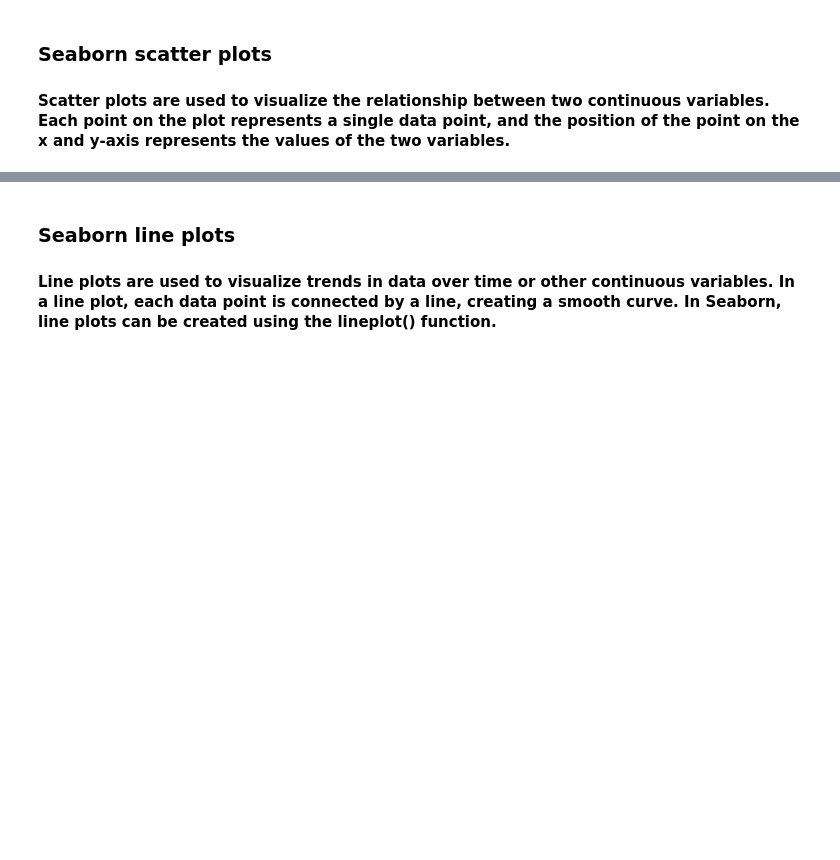
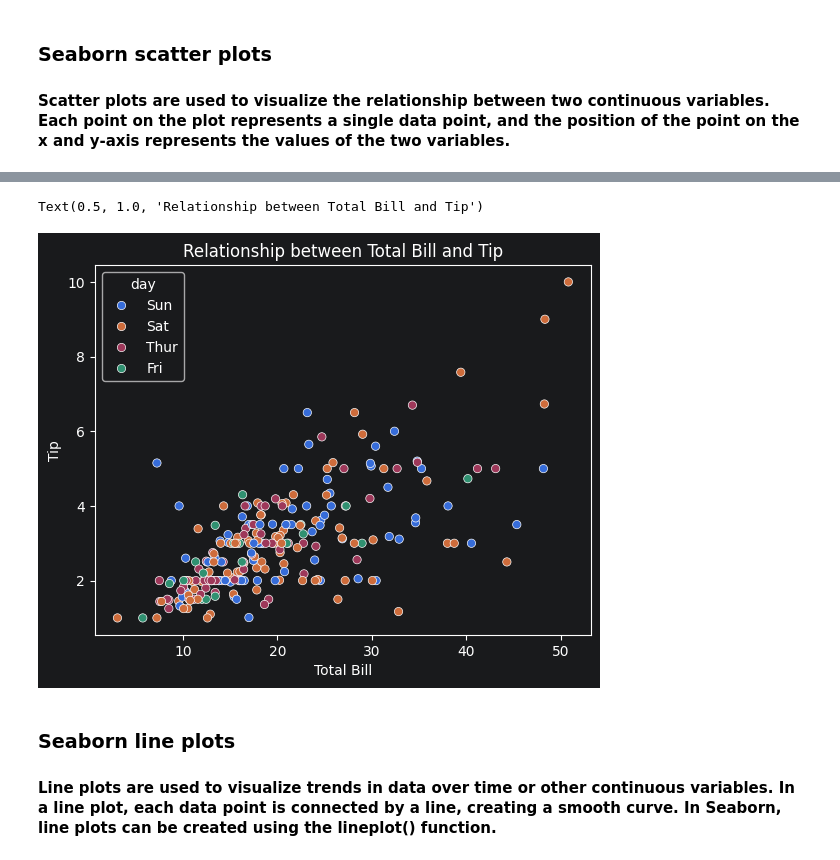
Before and after one commit to vegetariancoder/Pragra-Python, a Jupyter notebook: seaborn/seaborn_overview.ipynb, the cells around one changed output, grey strips where cells are left out. Saved outputs shown, nothing was run; the diff lists cells and outputs as text; code cells hidden in the pictures; blank space fills up the shorter version.

```diff
--- a/seaborn/seaborn_overview.ipynb
+++ b/seaborn/seaborn_overview.ipynb
@@ -140,13 +166,16 @@ sns.relplot(x="total_bill", y="tip", data=tips)
 # %%
 import matplotlib.pyplot as plt
-sns.scatterplot(x="total_bill", y="tip", hue="sex", size="size", data=tips)
+sns.scatterplot(x="total_bill", y="tip", hue="day", data=tips_df)
 # add labels and title
 
 plt.xlabel("Total Bill")
 
 plt.ylabel("Tip")
 
 plt.title("Relationship between Total Bill and Tip")
+# %% [output]
+Text(0.5, 1.0, 'Relationship between Total Bill and Tip')
+[figure, added]
 # %% [markdown]
 ### Seaborn line plots
 
```
Also changed, not shown: parts of 20 cells of this notebook, 2 other files.
